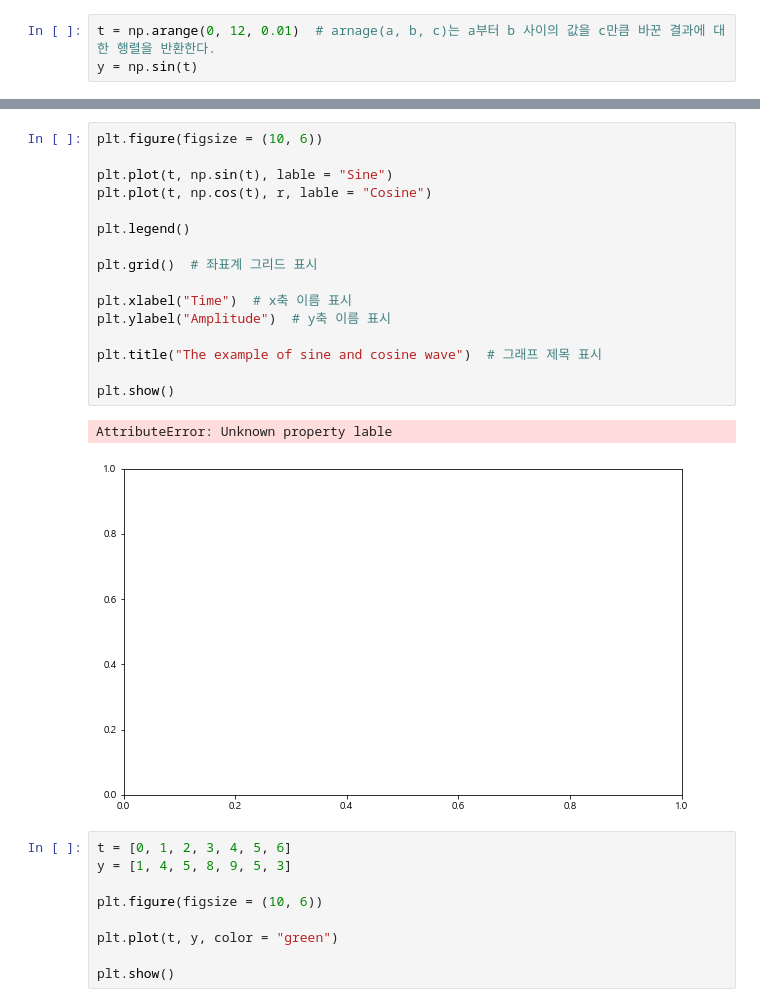
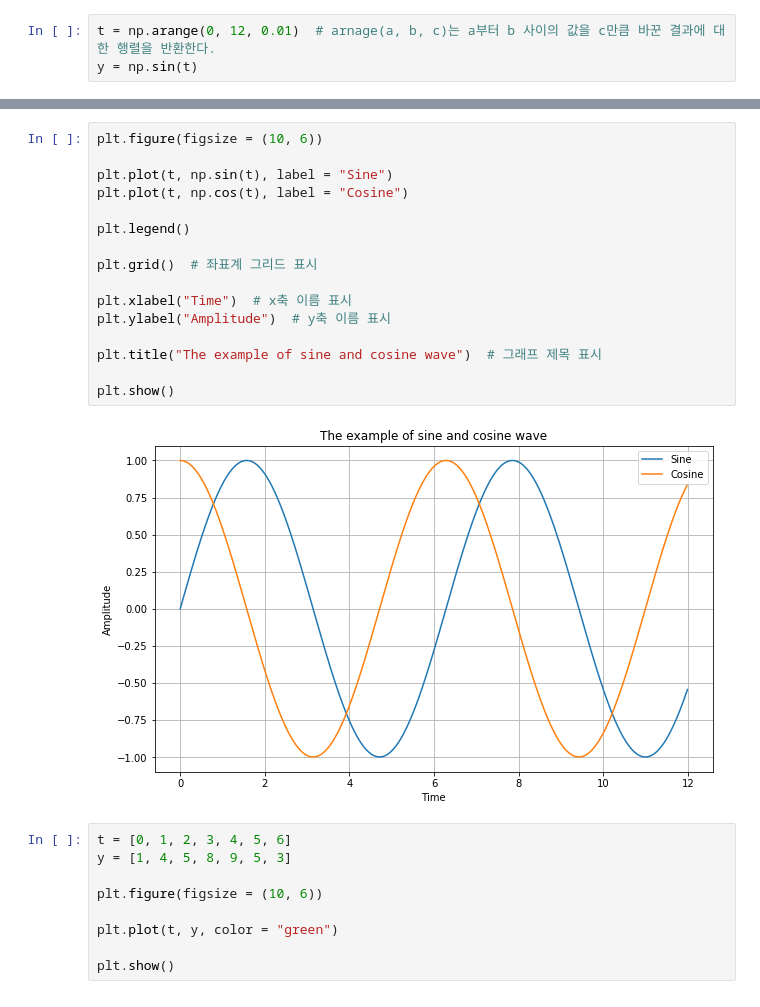
Before and after one commit to Plentir/Python_sync, a Jupyter notebook: 파이썬 머슬캠프/DataFile/source_code/1일차_강의_Excel.ipynb, the cells around one changed output, grey strips where cells are left out. Cells and saved outputs as stored; diff of their text form.

```diff
--- a/파이썬 머슬캠프/DataFile/source_code/1일차_강의_Excel.ipynb
+++ b/파이썬 머슬캠프/DataFile/source_code/1일차_강의_Excel.ipynb
@@ -267,22 +137,21 @@ plt.show()
 # %%
 plt.figure(figsize = (10, 6))
 
-plt.plot(t, np.sin(t), lable = "Sine")
-plt.plot(t, np.cos(t), r, lable = "Cosine")
+plt.plot(t, np.sin(t), label = "Sine")
+plt.plot(t, np.cos(t), label = "Cosine")
 
 plt.legend()
 
 plt.grid()  # 좌표계 그리드 표시
 
 plt.xlabel("Time")  # x축 이름 표시
 plt.ylabel("Amplitude")  # y축 이름 표시
 
 plt.title("The example of sine and cosine wave")  # 그래프 제목 표시
 
 plt.show()
 # %% [output]
-AttributeError: Unknown property lable
-[figure, old version]
+[figure, new version]
 # %%
 t = [0, 1, 2, 3, 4, 5, 6]
 y = [1, 4, 5, 8, 9, 5, 3]
```
Also changed, not shown: parts of 27 cells of this notebook.
